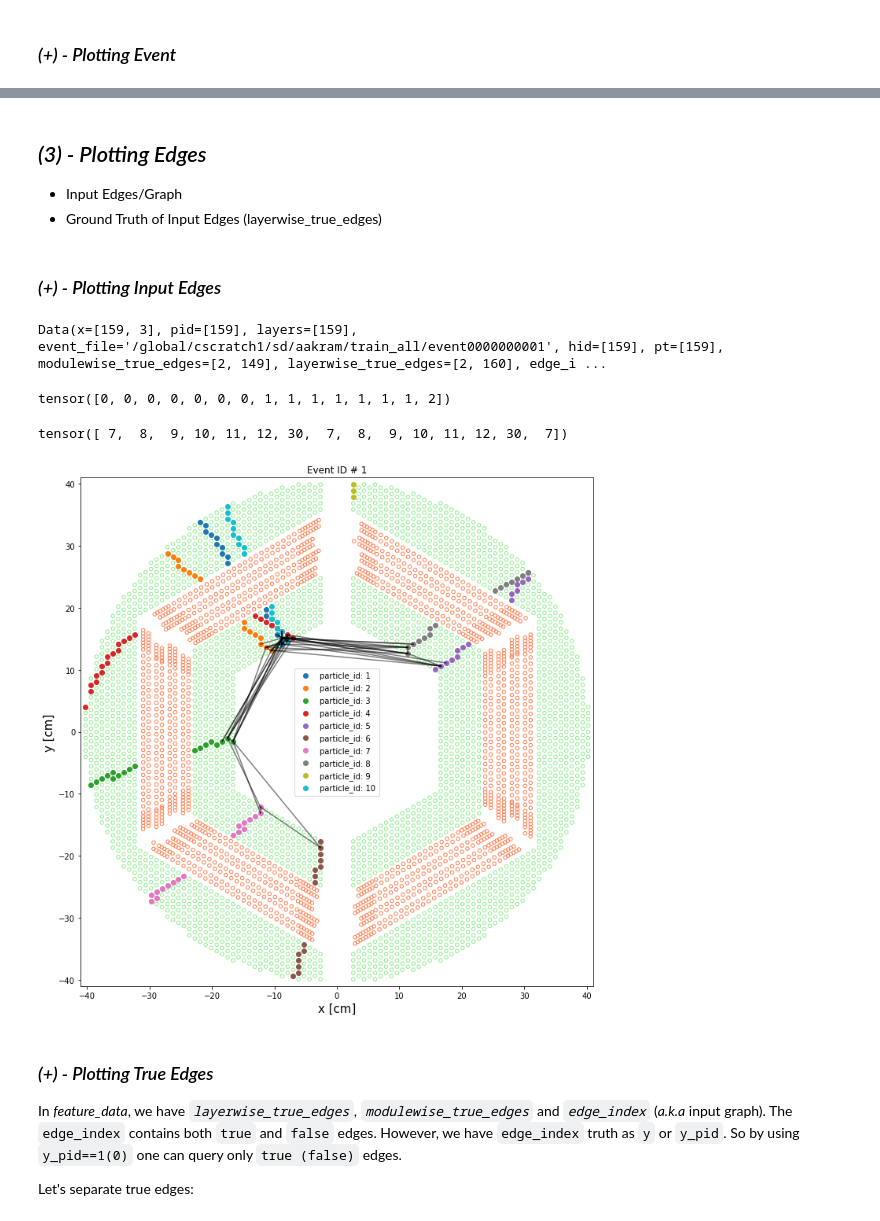
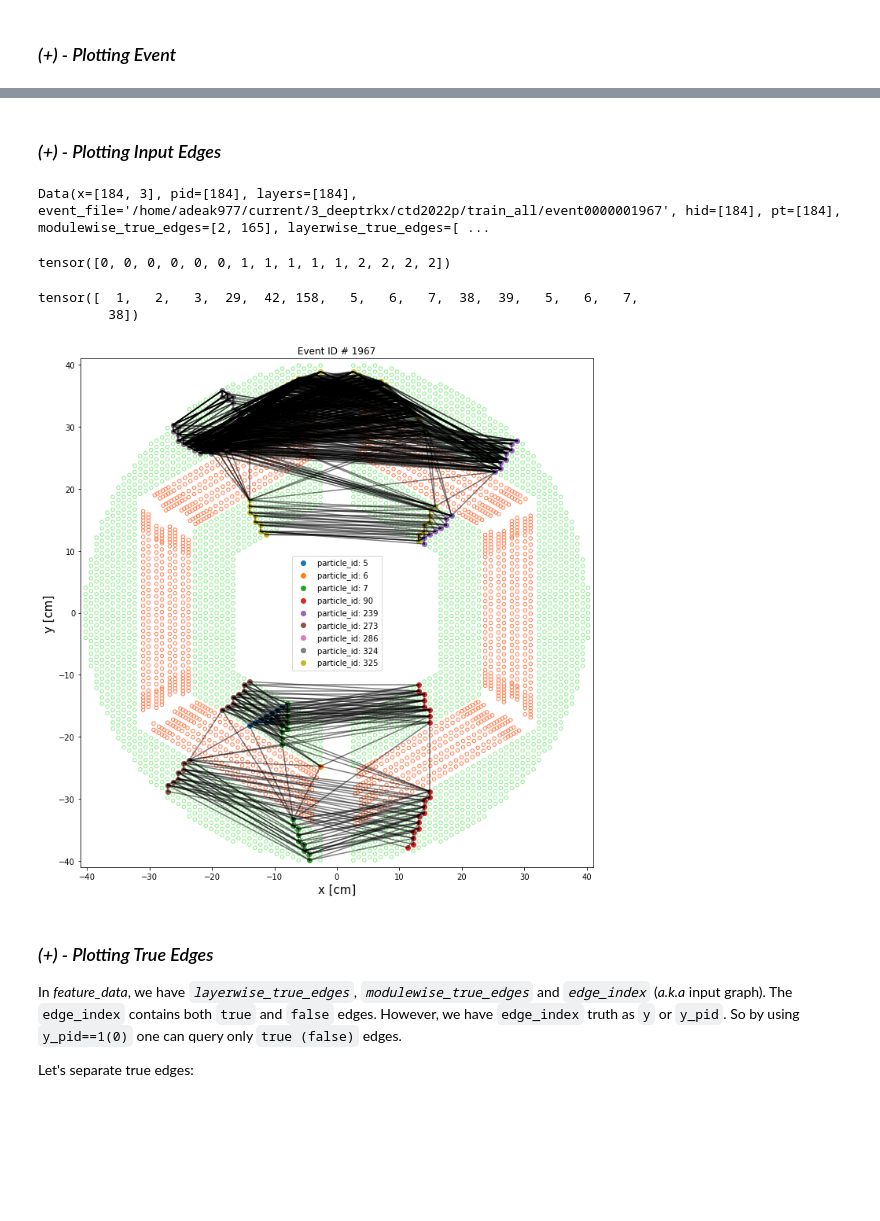
Before and after one commit to ai4fair/ctstrkx, a Jupyter notebook: stt1_proc.ipynb, the cells around one changed output, grey strips where cells are left out. Cells and saved outputs as stored; diff of their text form; code cells hidden in the pictures; blank space fills up the shorter version.

```diff
--- a/stt1_proc.ipynb
+++ b/stt1_proc.ipynb
@@ -94,8 +85,8 @@ from src.utils_math import polar_to_cartesian, cylindrical_to_cartesian
 # %%
-inputdir="run/feature_store/train"
+inputdir="run/feature_store"
 proc_files = sorted(glob.glob(os.path.join(inputdir, "*")))
 # %%
-event_idx = 1
+event_idx = 1074
 # %%
 feature_data = torch.load(proc_files[event_idx], map_location=device)
 print("Length of Data: {}".format(len(feature_data)))
@@ -152,4 +160,5 @@ int(feature_data.event_file[-10:])
 # %%
 # recreate 'event_prefix' from 'event_id'
+event_id = int(feature_data.event_file[-10:])
 str('event{!s}'.format(format(event_id, '010d')))
 # %% [output]
@@ -174,26 +185,21 @@ draw_proc_event(feature_data, figsize=(10,10), save_fig=True);
-# %% [markdown]
-## _(3) - Plotting Edges_
-
-- Input Edges/Graph
-- Ground Truth of Input Edges (layerwise_true_edges)
 # %% [markdown]
 ### _(+) - Plotting Input Edges_
-# %%
-# examine data
-pp.pprint(feature_data)
-# %% [output]
-Data(x=[159, 3], pid=[159], layers=[159], event_file='/global/cscratch1/sd/aakram/train_all/event0000000001', hid=[159], pt=[159], modulewise_true_edges=[2, 149], layerwise_true_edges=[2, 160], edge_i ...
+# %%
+feature_data
+# %% [output]
+Data(x=[184, 3], pid=[184], layers=[184], event_file='/home/adeak977/current/3_deeptrkx/ctd2022p/train_all/event0000001967', hid=[184], pt=[184], modulewise_true_edges=[2, 165], layerwise_true_edges=[ ...
 # %%
 # get input_edges (both true & fake)
 input_edges = feature_data.edge_index
 # %%
 input_edges[0][:15]
 # %% [output]
-tensor([0, 0, 0, 0, 0, 0, 0, 1, 1, 1, 1, 1, 1, 1, 2])
+tensor([0, 0, 0, 0, 0, 0, 1, 1, 1, 1, 1, 2, 2, 2, 2])
 # %%
 input_edges[1][:15]
 # %% [output]
-tensor([ 7,  8,  9, 10, 11, 12, 30,  7,  8,  9, 10, 11, 12, 30,  7])
+tensor([  1,   2,   3,  29,  42, 158,   5,   6,   7,  38,  39,   5,   6,   7,
+         38])
 # %%
 # plotting input_edges
 plt.close('all')
@@ -206,38 +212,38 @@ det = pd.read_csv("src/stt.csv")
 skw = det.query('skewed==0')
 nkw = det.query('skewed==1') # one may look for +ve/-ve polarity
 plt.scatter(skw.x.values, skw.y.values, s=20, facecolors='none', edgecolors='lightgreen')
 plt.scatter(nkw.x.values, nkw.y.values, s=20, facecolors='none', edgecolors='coral')
 
 # feature data
-x,y,_ = cylindrical_to_cartesian(r=feature_data.x[:, 0], phi=feature_data.x[:, 1], z=feature_data.x[:, 2])
+x,y,z = cylindrical_to_cartesian(r=feature_data.x[:, 0], phi=feature_data.x[:, 1], z=feature_data.x[:, 2])
 
 # particle tracks
 p_ids = np.unique(feature_data.pid)
 for pid in p_ids:
     idx = feature_data.pid == pid
     ax.scatter(x[idx], y[idx], label='particle_id: %d' %pid)
 
 # input edges
-#for iedge in range(edge_index.shape[1]):
-for iedge in range(56):
+for iedge in range(feature_data.edge_index.shape[1]):
+#for iedge in range(30):
     ptx1 = x[input_edges[0][iedge]]
     ptx2 = x[input_edges[1][iedge]]
     pty1 = y[input_edges[0][iedge]]
     pty2 = y[input_edges[1][iedge]]
     ax.plot([ptx1, ptx2], [pty1, pty2], color='k', alpha=0.5, lw=1.5)
 
 # plotting params
 ax.set_title('Event ID # %d' % event_id)
 ax.set_xlabel('x [cm]', fontsize=15)
 ax.set_ylabel('y [cm]', fontsize=15)
 ax.set_xlim(-41, 41)
 ax.set_ylim(-41, 41)
 ax.grid(False)
 ax.legend(fontsize=10, loc='best')
 fig.tight_layout()
-fig.savefig("input_edges.png")
+# fig.savefig("input_edges.png")
 # %% [output]
-[figure, old version]
+[figure, new version]
 # %% [markdown]
 ### _(+) - Plotting True Edges_
 
```
Also changed, not shown: parts of 49 cells of this notebook, 3 other files.
